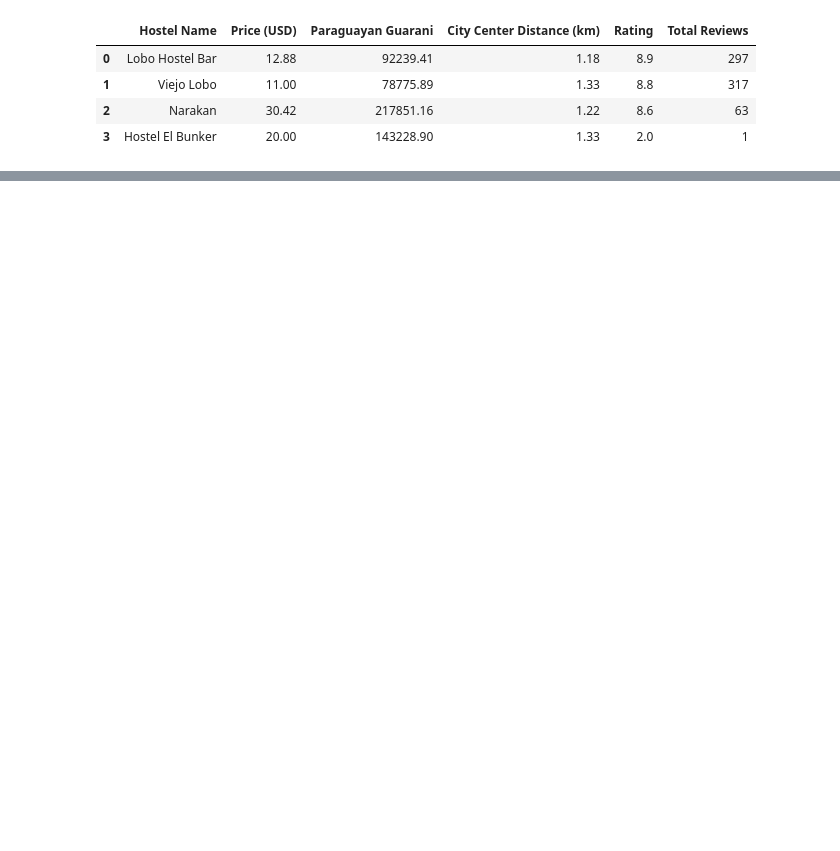
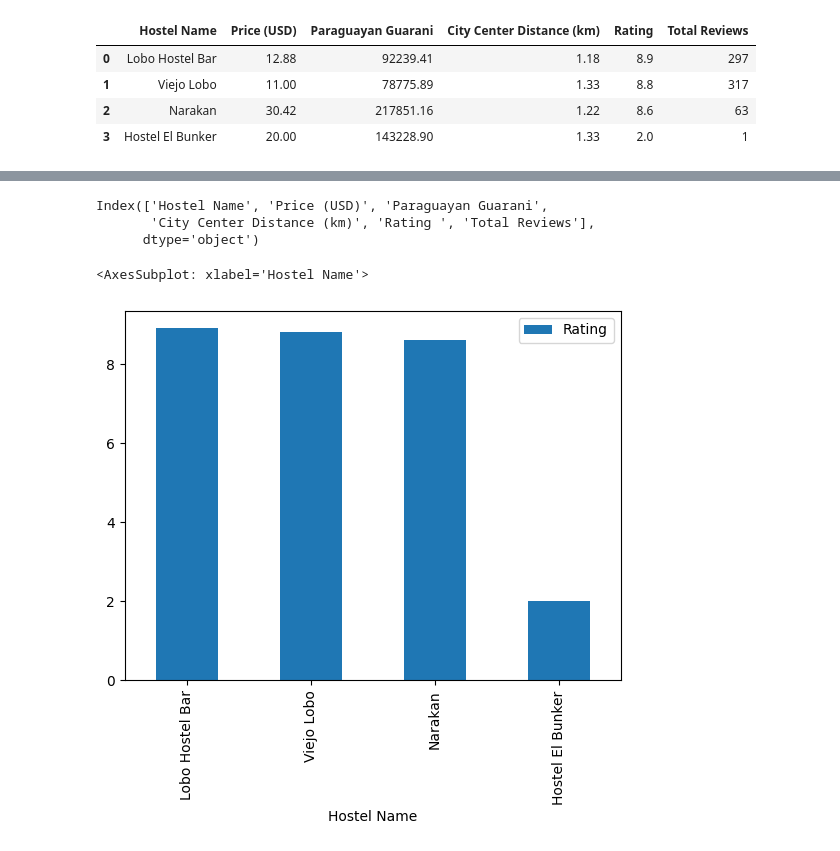
Before and after one commit to vknanavati/CIA-Factbook, a Jupyter notebook: Cabo_Polonio_Hostel.ipynb, the cells around one changed output, grey strips where cells are left out. Drawn from its saved outputs; the diff is of its cells as text; code cells hidden in the pictures; blank space fills up the shorter version.

Commit message:
Rendered bar charts for ratings data.

```diff
--- a/Cabo_Polonio_Hostel.ipynb
+++ b/Cabo_Polonio_Hostel.ipynb
@@ -1,7 +1,9 @@
 # %%
 import pandas as pd
+import matplotlib.pyplot as plt
+import numpy as np
 
-df = pd.read_csv('Cabo_Polonio_Data.csv')
+df = pd.read_csv('Cabo_Polonio_Data.csv', encoding='UTF8')
 df.head()
 # %% [output]
 |  | Hostel Name | Price (USD) | Paraguayan Guarani | City Center Distance (km) | Rating | Total Reviews |
@@ -11,0 +24,13 @@ df.head()
+# %%
+print(df.columns)
+# %% [output]
+Index(['Hostel Name', 'Price (USD)', 'Paraguayan Guarani',
+       'City Center Distance (km)', 'Rating ', 'Total Reviews'],
+      dtype='object')
+# %%
+df.columns = df.columns.str.strip()
+# %%
+df.plot.bar(x='Hostel Name', y='Rating', rot=90)
+# %% [output]
+<AxesSubplot: xlabel='Hostel Name'>
+[figure, added]
```
Also changed, not shown: parts of 3 cells of this notebook.
